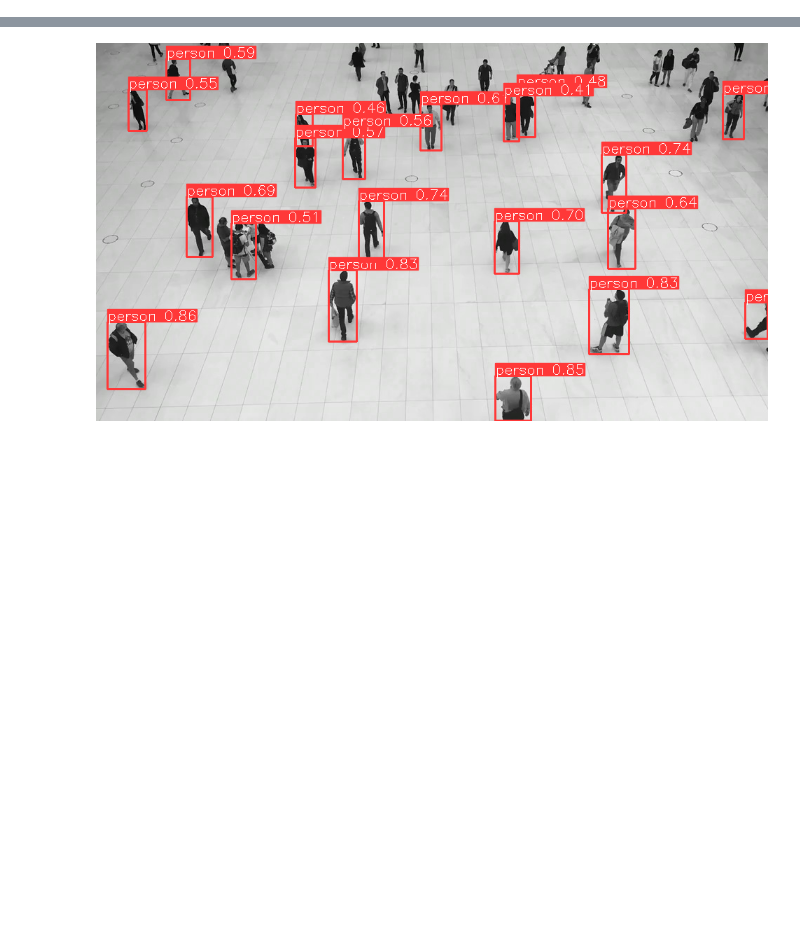
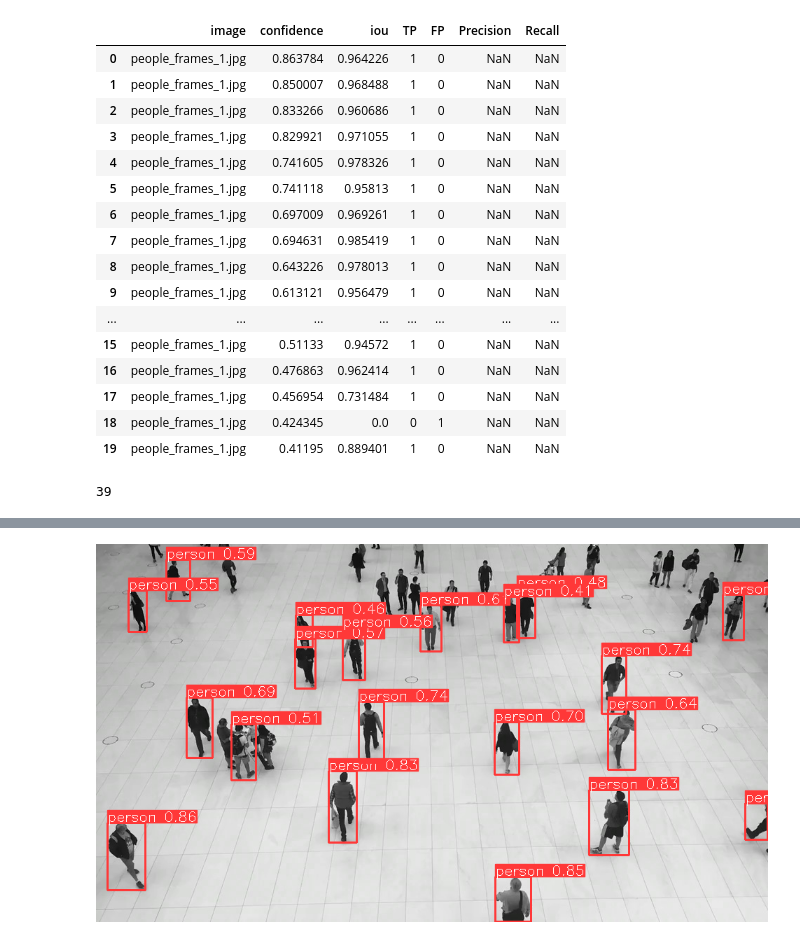
Before and after one commit to helenprokonina/Yolov8Training, a Jupyter notebook: compare_sahi.ipynb, the cells around one changed output, grey strips where cells are left out. Cells and saved outputs as stored; diff of their text form; code cells hidden in the pictures; blank space fills up the shorter version.

```diff
--- a/compare_sahi.ipynb
+++ b/compare_sahi.ipynb
@@ -34,0 +183,20 @@ result = get_prediction(read_image("people_frames/people_frames_1.jpg"), detecti
+# %%
+predicted_boxes
+# %% [output]
+|  | image | confidence | iou | TP | FP | Precision | Recall |
+| 0 | people_frames_1.jpg | 0.863784 | 0.964226 | 1 | 0 | NaN | NaN |
+| 1 | people_frames_1.jpg | 0.850007 | 0.968488 | 1 | 0 | NaN | NaN |
+| 2 | people_frames_1.jpg | 0.833266 | 0.960686 | 1 | 0 | NaN | NaN |
+| 3 | people_frames_1.jpg | 0.829921 | 0.971055 | 1 | 0 | NaN | NaN |
+| 4 | people_frames_1.jpg | 0.741605 | 0.978326 | 1 | 0 | NaN | NaN |
+| 5 | people_frames_1.jpg | 0.741118 | 0.95813 | 1 | 0 | NaN | NaN |
+| 6 | people_frames_1.jpg | 0.697009 | 0.969261 | 1 | 0 | NaN | NaN |
+| 7 | people_frames_1.jpg | 0.694631 | 0.985419 | 1 | 0 | NaN | NaN |
+| 8 | people_frames_1.jpg | 0.643226 | 0.978013 | 1 | 0 | NaN | NaN |
+| 9 | people_frames_1.jpg | 0.613121 | 0.956479 | 1 | 0 | NaN | NaN |
+| ... | ... | ... | ... | ... | ... | ... | ... |
+| 15 | people_frames_1.jpg | 0.51133 | 0.94572 | 1 | 0 | NaN | NaN |
+| 16 | people_frames_1.jpg | 0.476863 | 0.962414 | 1 | 0 | NaN | NaN |
+| 17 | people_frames_1.jpg | 0.456954 | 0.731484 | 1 | 0 | NaN | NaN |
+| 18 | people_frames_1.jpg | 0.424345 | 0.0 | 0 | 1 | NaN | NaN |
+| 19 | people_frames_1.jpg | 0.41195 | 0.889401 | 1 | 0 | NaN | NaN |
@@ -34,0 +205,4 @@ result = get_prediction(read_image("people_frames/people_frames_1.jpg"), detecti
+# %%
+num_gt
+# %% [output]
+39
```
Also changed, not shown: parts of 25 cells of this notebook, 2 other files.
